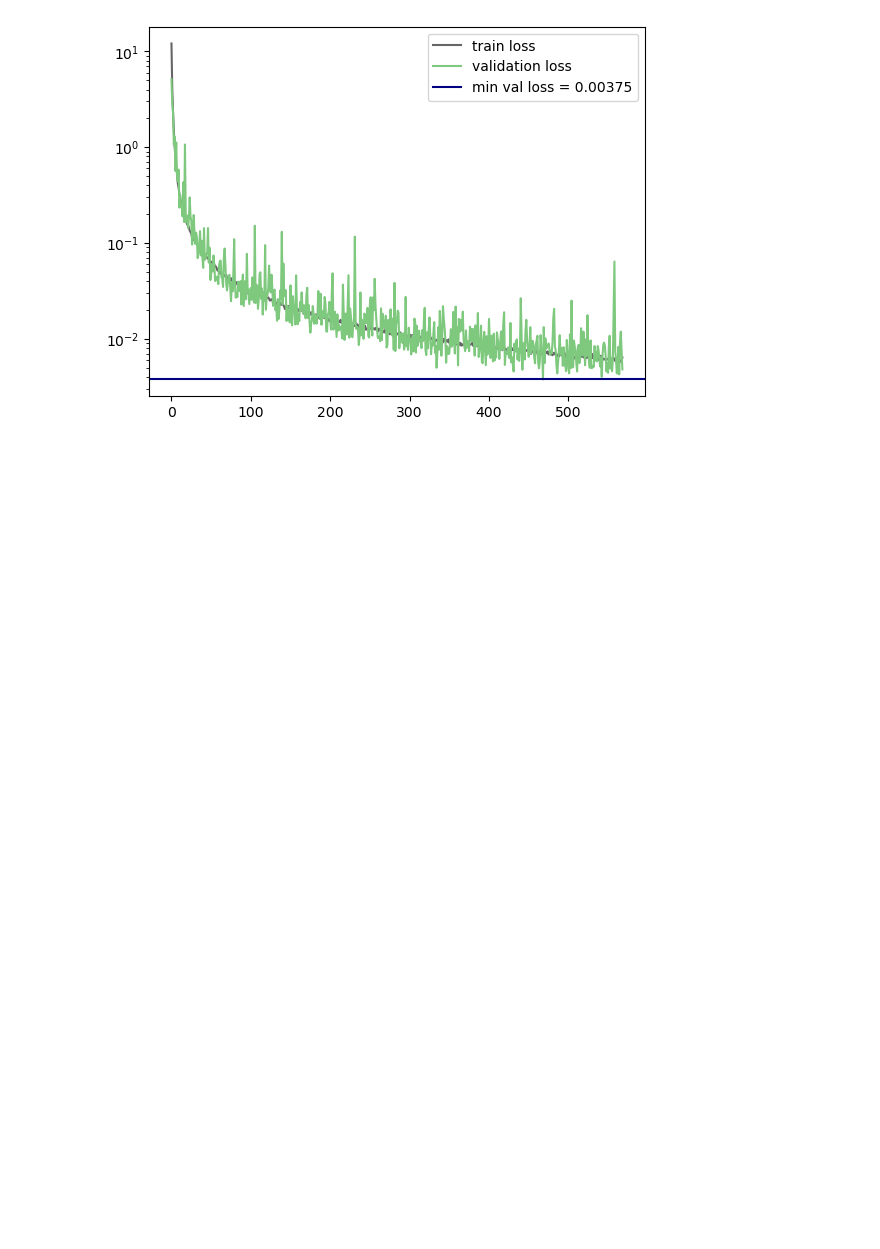
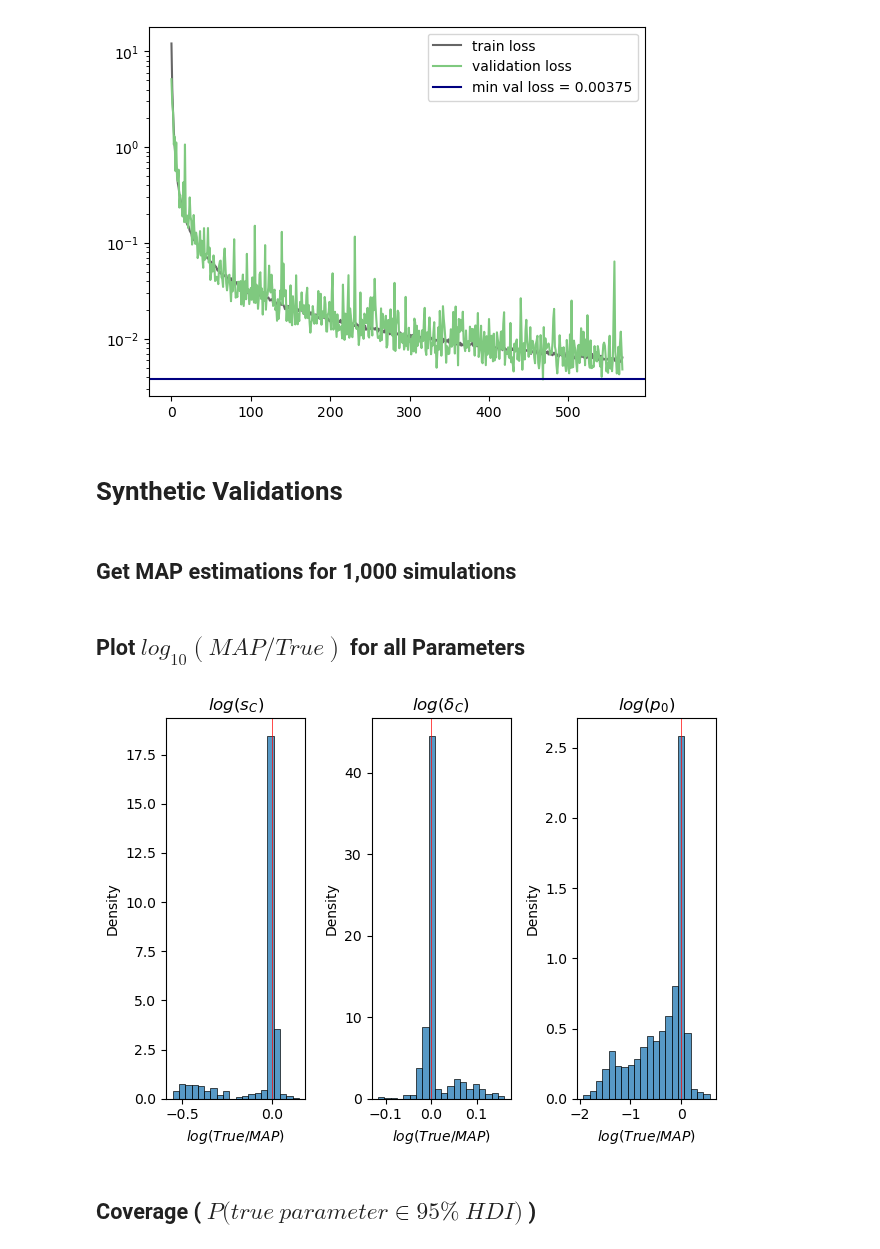
Before and after one commit to yoavram-lab/chuong_et_al, a Jupyter notebook: Simulation Analysis.ipynb, the cells around one changed output. Drawn from its saved outputs; the diff is of its cells as text; code cells hidden in the pictures; blank space fills up the shorter version.

Commit message:
added synthetic validations to simulation analysis

```diff
--- a/Simulation Analysis.ipynb
+++ b/Simulation Analysis.ipynb
@@ -49,3 +49,48 @@ plt.legend()
 plt.yscale('log')
 # %% [output]
 [figure]
+# %% [markdown]
+# Synthetic Validations
+# %% [markdown]
+## Get MAP estimations for 1,000 simulations
+# %%
+%%capture
+
+# Get simulations
+sims = pd.read_csv('synthetic_tests/WF_presimulated_data_1000_test.csv', header=None)
+sims.columns=pd.read_csv('empirical_data/clean/wt.csv', index_col=0).columns.tolist()
+sims.index = [i for i in range(len(sims))]
+thetas = pd.read_csv('synthetic_tests/WF_presimulated_theta_1000_test.csv', header=None)
+params = ['$log(s_C)$','$log(δ_C)$','$log(p_0)$']
+
+# Infer simulations
+def infer_on_sims(sims, thetas, posterior):
+    inferred_df = pd.DataFrame(index = sims.index, columns = params+["est_"+param for param in params]+["ratio_"+param for param in params])
+
+    for i in range(len(sims)):
+        est = posterior_chuong.set_default_x(sims.iloc[i,:]).map(num_init_samples=100, num_iter=80)
+        inferred_df.iloc[i,0:3] = thetas.iloc[i,:]
+        inferred_df.iloc[i,3:6] = est
+        inferred_df.iloc[i,6:] = np.log(est / thetas.iloc[i,:])
+
+    inferred_df.to_csv('inferred_sims_results.csv')
+    return inferred_df
+
+# Previously generated simulations
+# inferred_df = infer_on_sims(sims, thetas, posterior_chuong)
+inferred_df = pd.read_csv('inferred_sims_results.csv', index_col=0)
+# %% [markdown]
+## Plot $log_{10}(MAP/True)$ for all Parameters
+# %%
+from seaborn import histplot
+fig, ax = plt.subplots(1,3, tight_layout = True)
+
+for k in range(3):
+    histplot(ax=ax[k], x=inferred_df.iloc[:,k-3], label = 'MAP error ratio', stat='density', bins=20)
+    ax[k].axvline(0, color = 'red', label = '0', linewidth=0.5)
+    ax[k].set_title(params[k])
+    ax[k].set_xlabel('$log(True / MAP)$')
+# %% [output]
+[figure, added]
+# %% [markdown]
+## Coverage ( $P(true$ $parameter \in 95\% $ $HDI)$ )
```
Also changed, not shown: parts of 2 cells of this notebook.
